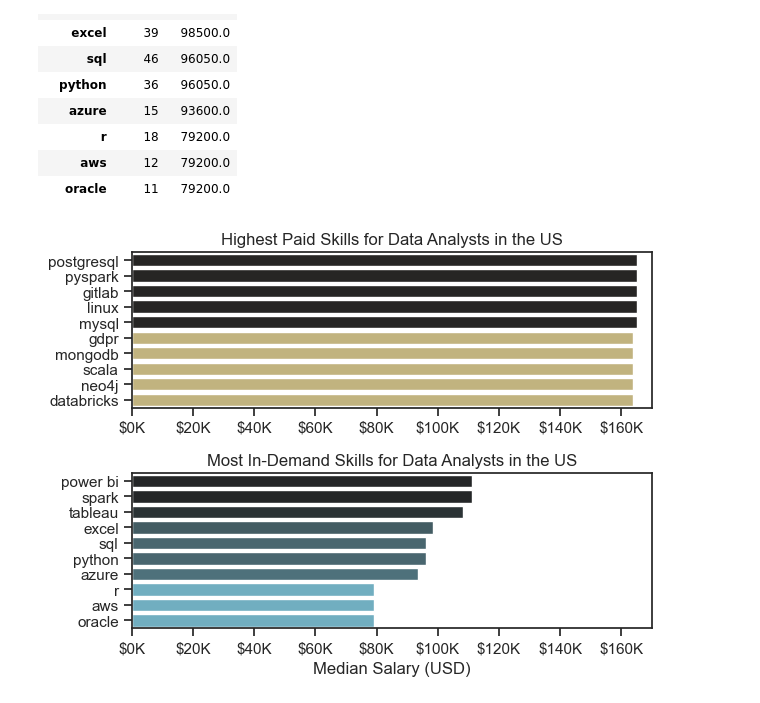
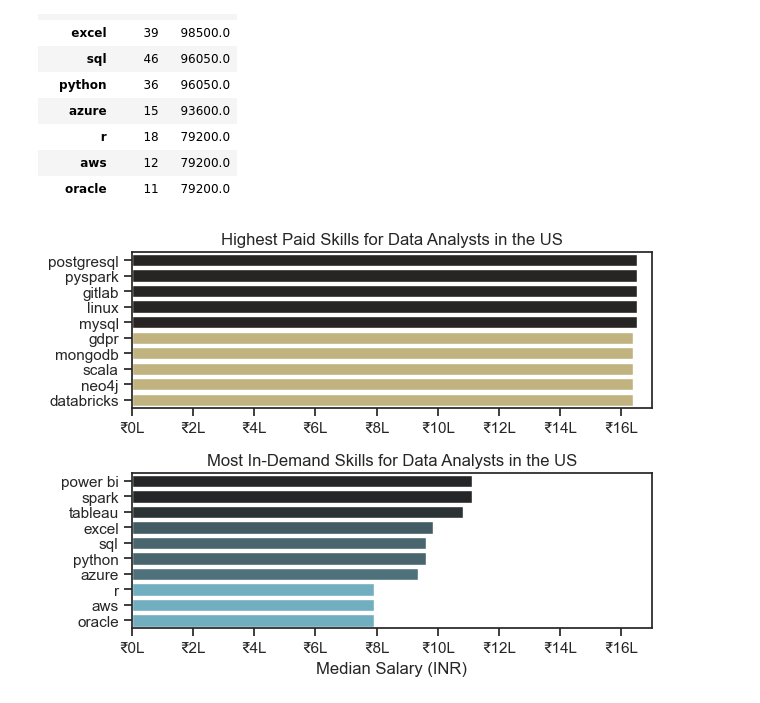
Before and after one commit to omveere0008/Python_project1, a Jupyter notebook: Salary_Analysis.ipynb, the cells around one changed output. Cells and saved outputs as stored; diff of their text form; code cells hidden in the pictures.

Commit message:
Optimal Salary Analysis

```diff
--- a/Salary_Analysis.ipynb
+++ b/Salary_Analysis.ipynb
@@ -153,31 +153,31 @@ df_da_skills
 # %%
 fig, ax = plt.subplots(2, 1)
 
 # Top 10 Highest Paid Skills for Data Analysts
 sns.barplot(data=df_da_top_pay, x='median', y=df_da_top_pay.index, hue='median', ax=ax[0], palette='dark:y_r')
 ax[0].legend().remove()
 # original code:
 # df_DA_top_pay[::-1].plot(kind='barh', y='median', ax=ax[0], legend=False)
 ax[0].set_title('Highest Paid Skills for Data Analysts in the US')
 ax[0].set_ylabel('')
 ax[0].set_xlabel('')
 ax[0].set_xlim(0, 170000)
-ax[0].xaxis.set_major_formatter(plt.FuncFormatter(lambda x, _: f'${int(x/1000)}K'))
+ax[0].xaxis.set_major_formatter(plt.FuncFormatter(lambda x, _: f'₹{int(x/10000)}L'))
 
 
 # Top 10 Most In-Demand Skills for Data Analysts')
 sns.barplot(data=df_da_skills, x='median', y=df_da_skills.index, hue='median', ax=ax[1], palette='dark:c_r')
 ax[1].legend().remove()
 # original code:
 # df_DA_skills[::-1].plot(kind='barh', y='median', ax=ax[1], legend=False)
 ax[1].set_title('Most In-Demand Skills for Data Analysts in the US')
 ax[1].set_ylabel('')
-ax[1].set_xlabel('Median Salary (USD)')
+ax[1].set_xlabel('Median Salary (INR)')
 ax[1].set_xlim(ax[0].get_xlim())  # Set the same x-axis limits as the first plot
-ax[1].xaxis.set_major_formatter(plt.FuncFormatter(lambda x, _: f'${int(x/1000)}K'))
+ax[1].xaxis.set_major_formatter(plt.FuncFormatter(lambda x, _: f'₹{int(x/10000)}L'))
 
 sns.set_theme(style='ticks')
 plt.tight_layout()
 plt.show()
 # %% [output]
-[figure, old version]
+[figure, new version]
```
Also changed, not shown: parts of 3 cells of this notebook, 1 other file.
